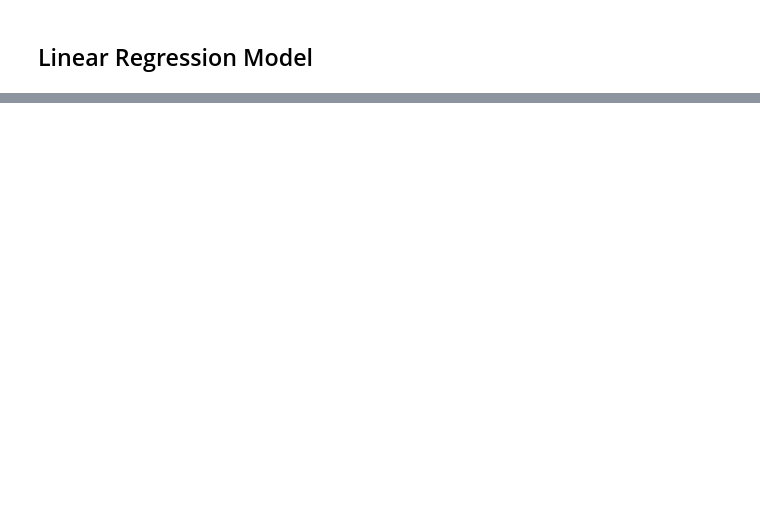
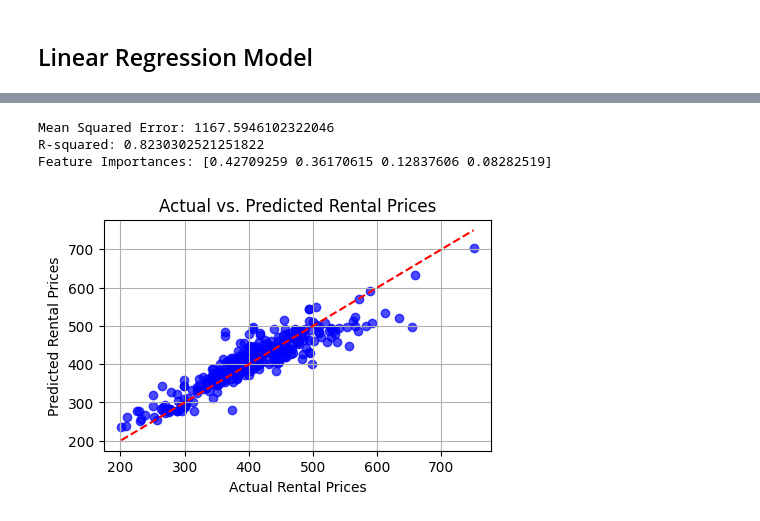
Before and after one commit to MAST30034-AppliedDataScience/project-2-group-real-estate-industry-project-7, a Jupyter notebook: models/model.ipynb, the cells around one changed output, grey strips where cells are left out. Cells and saved outputs as stored; diff of their text form; code cells hidden in the pictures; blank space fills up the shorter version.

```diff
--- a/models/model.ipynb
+++ b/models/model.ipynb
@@ -2,0 +212,12 @@
+# %%
+df_merged = pd.DataFrame({
+    'postcode': melted_rent['postcode'],
+    'rent_price': melted_rent['rent_price'],
+    'income': melted_income['income'],
+    'population': melted_pop['population'],
+    'year': melted_pop['year']
+})
+df_merged['year'] = df_merged['year'].str.extract(r'(\d{4})')  # Extracting year part
+
+df_merged.to_csv("../data/curated/dataset_train_test.csv")
+df_merged.head()
@@ -178,0 +433,37 @@ top_10_suburbs
+# %%
+model = RandomForestRegressor(n_estimators=200, max_depth=20, max_features='sqrt', min_samples_leaf=1, min_samples_split=2,random_state=42)
+model.fit(X_train, y_train)
+
+# Make Predictions
+rf_pred = model.predict(X_test)
+
+# Evaluate the Model
+mse = mean_squared_error(y_test, rf_pred)
+r2 = r2_score(y_test, rf_pred)
+
+print("Mean Squared Error:", mse)
+print("R-squared:", r2)
+
+# Optional: Feature Importance
+importances = model.feature_importances_
+print("Feature Importances:", importances)
+# %% [output]
+Mean Squared Error: 1167.5946102322046
+R-squared: 0.8230302521251822
+Feature Importances: [0.42709259 0.36170615 0.12837606 0.08282519]
+# %%
+import matplotlib.pyplot as plt
+import seaborn as sns
+import numpy as np
+
+
+plt.figure(figsize=(5, 3))
+plt.scatter(y_test, rf_pred, color='blue', alpha=0.7)
+plt.plot([y_test.min(), y_test.max()], [y_test.min(), y_test.max()], '--r')  # 45-degree line
+plt.title('Actual vs. Predicted Rental Prices')
+plt.xlabel('Actual Rental Prices')
+plt.ylabel('Predicted Rental Prices')
+plt.grid()
+plt.show()
+# %% [output]
+[figure, added]
```
Also changed, not shown: parts of 30 cells of this notebook, 2 other files.
